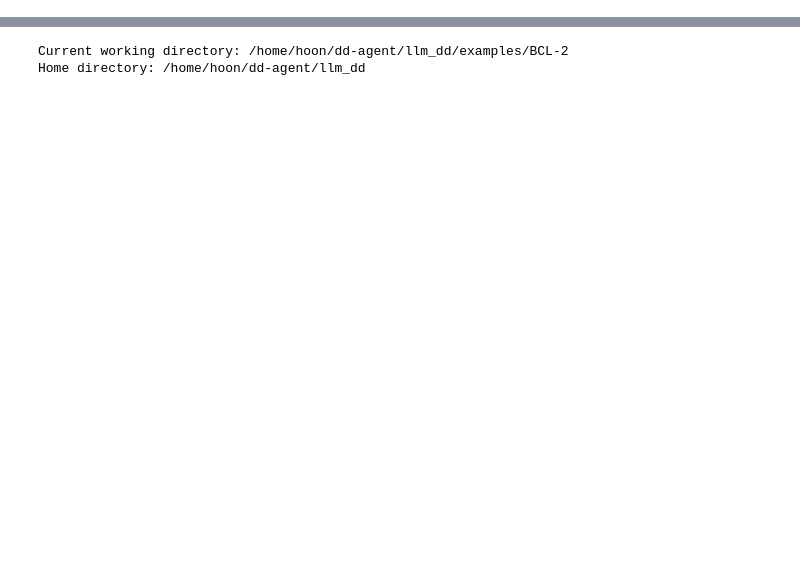
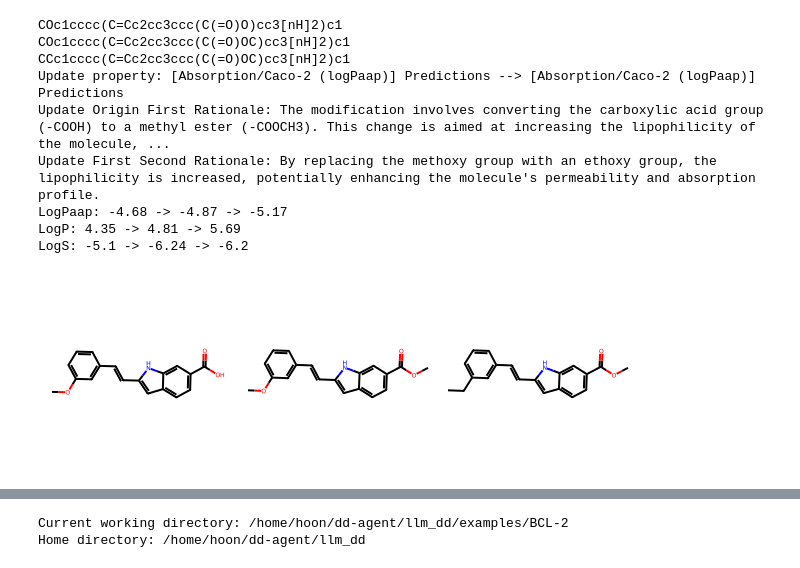
Before and after one commit to hoon-ock/AgentD, a Jupyter notebook: examples/BCL-2/analysis.ipynb, the cells around one changed output, grey strips where cells are left out. Drawn from its saved outputs; the diff is of its cells as text; code cells hidden in the pictures; blank space fills up the shorter version.

```diff
--- a/examples/BCL-2/analysis.ipynb
+++ b/examples/BCL-2/analysis.ipynb
@@ -72,0 +609,14 @@ def drug_chemical_feasibility(smiles: str):
+# %%
+down_entries = merged[
+    (merged['direction_1'] == 'down') & (merged['direction_2'] == 'down')
+]
+print(f"Number of down entries: {len(down_entries)}")
+# change the type to float for updated_value_2 and original_value
+down_entries['original_value'] = pd.to_numeric(down_entries['original_value'], errors='coerce')
+down_entries['updated_value_2'] = pd.to_numeric(down_entries['updated_value_2'], errors='coerce')
+down_entries['value_decrease'] = down_entries['updated_value_2'] - down_entries['original_value']
+down_entries['value_decrease'] = down_entries['value_decrease'].astype(float)
+
+# sort based on the value decrease
+down_entries = down_entries.sort_values(by='value_decrease', ascending=True)
+down_entries
@@ -72,0 +652,53 @@ def drug_chemical_feasibility(smiles: str):
+# %%
+entry_no = 4
+original_smiles = down_entries['original_smiles'].iloc[entry_no]
+first_updated_smiles = down_entries['updated_smiles_1'].iloc[entry_no]
+second_updated_smiles = down_entries['updated_smiles_2'].iloc[entry_no]
+first_property = down_entries['property_1'].iloc[entry_no]
+second_property = down_entries['property_2'].iloc[entry_no]
+
+matching_origin = update_origin_first[update_origin_first['SMILES'] == original_smiles]['Rationale'].values[0]
+matching_update = update_first_second[update_first_second['SMILES'] == first_updated_smiles]['Rationale'].values[0]
+
+matching_original_logPaap = original_property[original_property['SMILES'] == original_smiles]['[Absorption/Caco-2 (logPaap)] Predictions'].values[0]
+matching_update1_logPaap = first_updated_property[first_updated_property['SMILES'] == first_updated_smiles]['[Absorption/Caco-2 (logPaap)] Predictions'].values[0]
+matching_update2_logPaap = second_updated_property[second_updated_property['SMILES'] == second_updated_smiles]['[Absorption/Caco-2 (logPaap)] Predictions'].values[0]
+
+matching_origin_logP = original_property[original_property['SMILES'] == original_smiles]['[General Properties/Log(P)] Predictions'].values[0]
+matching_update1_logP = first_updated_property[first_updated_property['SMILES'] == first_updated_smiles]['[General Properties/Log(P)] Predictions'].values[0]
+matching_update2_logP = second_updated_property[second_updated_property['SMILES'] == second_updated_smiles]['[General Properties/Log(P)] Predictions'].values[0]
+
+matching_origin_logS = original_property[original_property['SMILES'] == original_smiles]['[General Properties/Log S] Predictions'].values[0]
+matching_update1_logS = first_updated_property[first_updated_property['SMILES'] == first_updated_smiles]['[General Properties/Log S] Predictions'].values[0]
+matching_update2_logS = second_updated_property[second_updated_property['SMILES'] == second_updated_smiles]['[General Properties/Log S] Predictions'].values[0]
+
+print(f"{original_smiles}")
+print(f"{first_updated_smiles}")
+print(f"{second_updated_smiles}")
+print(f"Update property: {first_property} --> {second_property}")
+print(f"Update Origin First Rationale: {matching_origin}")
+print(f"Update First Second Rationale: {matching_update}")
+print(f"LogPaap: {matching_original_logPaap} -> {matching_update1_logPaap} -> {matching_update2_logPaap}")
+print(f"LogP: {matching_origin_logP} -> {matching_update1_logP} -> {matching_update2_logP}")
+print(f"LogS: {matching_origin_logS} -> {matching_update1_logS} -> {matching_update2_logS}")
+
+
+
+smiles_list = [
+    original_smiles,
+    first_updated_smiles,
+    second_updated_smiles
+]
+mols = [Chem.MolFromSmiles(smi) for smi in smiles_list]
+Draw.MolsToGridImage(mols, molsPerRow=3, subImgSize=(200, 200))
+# %% [output]
+COc1cccc(C=Cc2cc3ccc(C(=O)O)cc3[nH]2)c1
+COc1cccc(C=Cc2cc3ccc(C(=O)OC)cc3[nH]2)c1
+CCc1cccc(C=Cc2cc3ccc(C(=O)OC)cc3[nH]2)c1
+Update property: [Absorption/Caco-2 (logPaap)] Predictions --> [Absorption/Caco-2 (logPaap)] Predictions
+Update Origin First Rationale: The modification involves converting the carboxylic acid group (-COOH) to a methyl ester (-COOCH3). This change is aimed at increasing the lipophilicity of the molecule, ...
+Update First Second Rationale: By replacing the methoxy group with an ethoxy group, the lipophilicity is increased, potentially enhancing the molecule's permeability and absorption profile.
+LogPaap: -4.68 -> -4.87 -> -5.17
+LogP: 4.35 -> 4.81 -> 5.69
+LogS: -5.1 -> -6.24 -> -6.2
+[figure, added]
```
Also changed, not shown: parts of 67 cells of this notebook, 41 other files.
